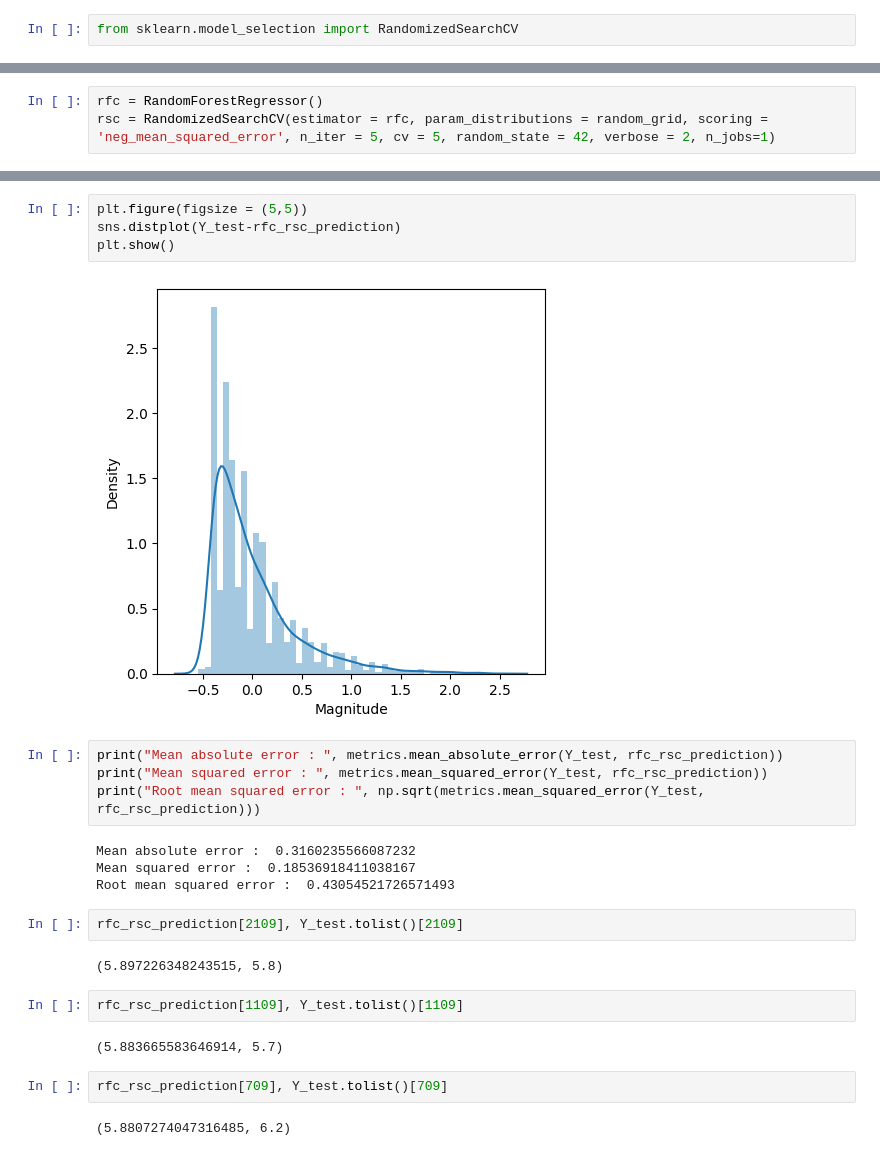
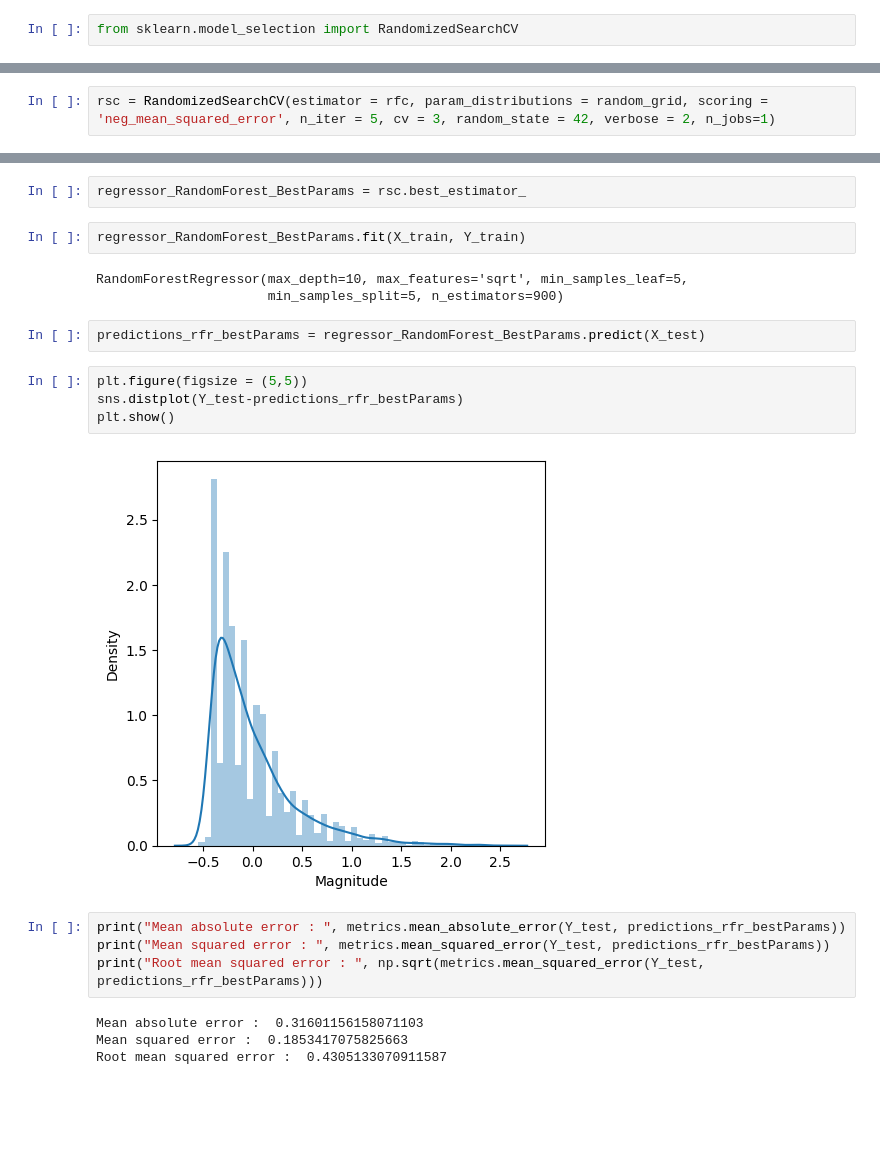
Before and after one commit to nipun1992/EarthquakeMagnitudePrediction, a Jupyter notebook: Earthquake_Magnitude_Prediction.ipynb, the cells around one changed output, grey strips where cells are left out. Cells and saved outputs as stored; diff of their text form; blank space fills up the shorter version.

```diff
--- a/Earthquake_Magnitude_Prediction.ipynb
+++ b/Earthquake_Magnitude_Prediction.ipynb
@@ -1346,6 +1381,5 @@ random_grid
 # %%
-rfc = RandomForestRegressor()
-rsc = RandomizedSearchCV(estimator = rfc, param_distributions = random_grid, scoring = 'neg_mean_squared_error', n_iter = 5, cv = 5, random_state = 42, verbose = 2, n_jobs=1)
+rsc = RandomizedSearchCV(estimator = rfc, param_distributions = random_grid, scoring = 'neg_mean_squared_error', n_iter = 5, cv = 3, random_state = 42, verbose = 2, n_jobs=1)
 # %%
 rsc.fit(X_train, Y_train)
 # %% [output]
@@ -1391,26 +1435,23 @@ rsc.best_params_
+# %%
+regressor_RandomForest_BestParams = rsc.best_estimator_
+# %%
+regressor_RandomForest_BestParams.fit(X_train, Y_train)
+# %% [output]
+RandomForestRegressor(max_depth=10, max_features='sqrt', min_samples_leaf=5,
+                      min_samples_split=5, n_estimators=900)
+# %%
+predictions_rfr_bestParams = regressor_RandomForest_BestParams.predict(X_test)
 # %%
 plt.figure(figsize = (5,5))
-sns.distplot(Y_test-rfc_rsc_prediction)
+sns.distplot(Y_test-predictions_rfr_bestParams)
 plt.show()
 # %% [output]
-[figure, old version]
+[figure, new version]
 # %%
-print("Mean absolute error : ", metrics.mean_absolute_error(Y_test, rfc_rsc_prediction))
-print("Mean squared error : ", metrics.mean_squared_error(Y_test, rfc_rsc_prediction))
-print("Root mean squared error : ", np.sqrt(metrics.mean_squared_error(Y_test, rfc_rsc_prediction)))
+print("Mean absolute error : ", metrics.mean_absolute_error(Y_test, predictions_rfr_bestParams))
+print("Mean squared error : ", metrics.mean_squared_error(Y_test, predictions_rfr_bestParams))
+print("Root mean squared error : ", np.sqrt(metrics.mean_squared_error(Y_test, predictions_rfr_bestParams)))
 # %% [output]
-Mean absolute error :  0.3160235566087232
-Mean squared error :  0.18536918411038167
-Root mean squared error :  0.43054521726571493
+Mean absolute error :  0.31601156158071103
+Mean squared error :  0.1853417075825663
+Root mean squared error :  0.4305133070911587
-# %%
-rfc_rsc_prediction[2109], Y_test.tolist()[2109]
-# %% [output]
-(5.897226348243515, 5.8)
-# %%
-rfc_rsc_prediction[1109], Y_test.tolist()[1109]
-# %% [output]
-(5.883665583646914, 5.7)
-# %%
-rfc_rsc_prediction[709], Y_test.tolist()[709]
-# %% [output]
-(5.8807274047316485, 6.2)
```
Also changed, not shown: parts of 21 cells of this notebook.
